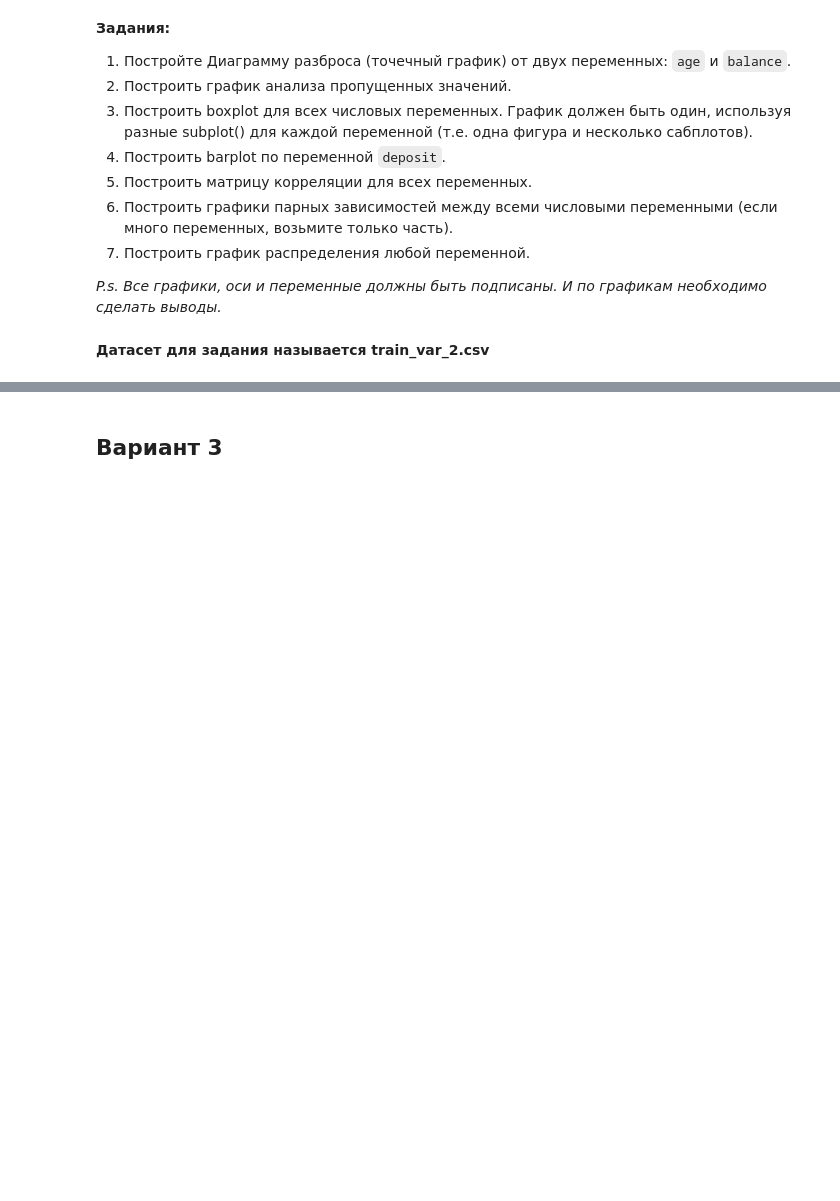
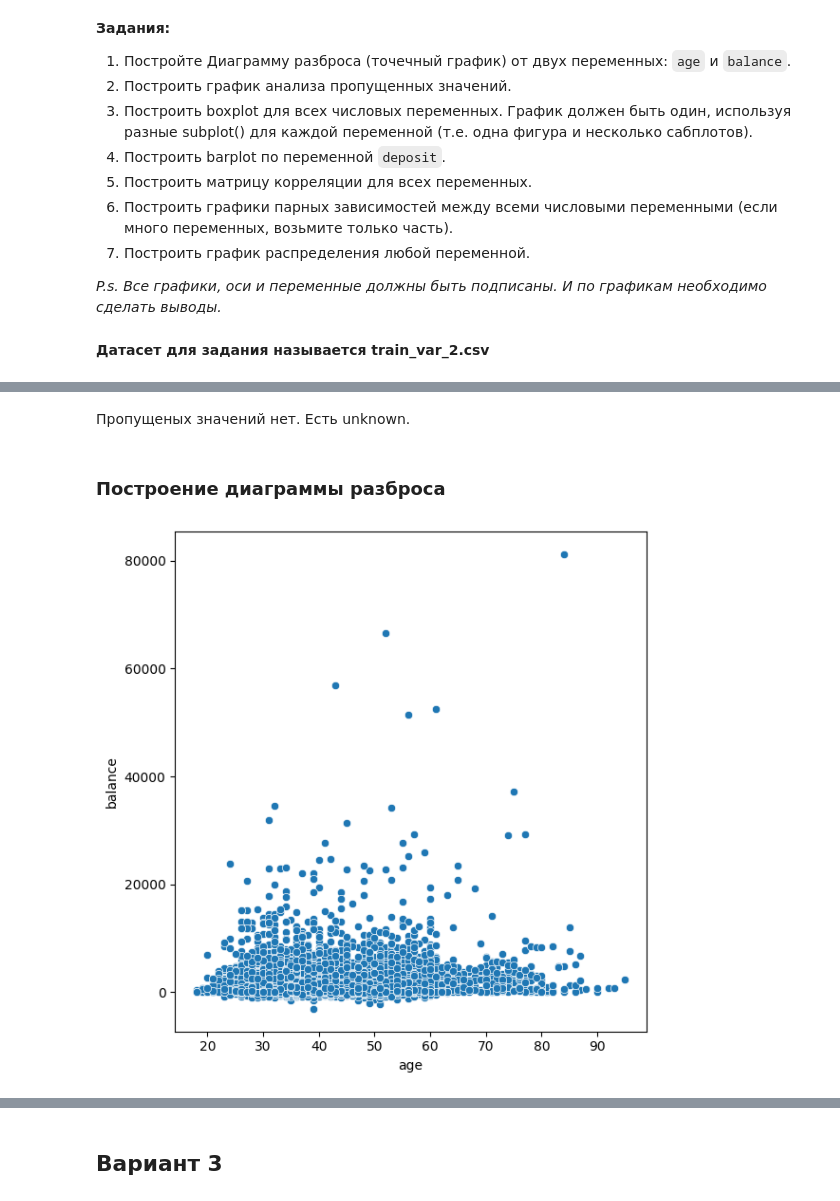
Before and after one commit to AndreDon0/ADA, a Jupyter notebook: Homework_7/ЦК_ДЗ_Визуализация_+_EDA.ipynb, the cells around one changed output, grey strips where cells are left out. Cells and saved outputs as stored; diff of their text form; code cells hidden in the pictures; blank space fills up the shorter version.

```diff
--- a/Homework_7/ЦК_ДЗ_Визуализация_+_EDA.ipynb
+++ b/Homework_7/ЦК_ДЗ_Визуализация_+_EDA.ipynb
@@ -269,0 +328,12 @@ TypeError: read_csv() missing 1 required positional argument: 'filepath_or_buffe
+# %% [markdown]
+Пропущеных значений нет. Есть unknown.
+# %% [markdown]
+### Построение диаграммы разброса
+# %%
+fig, ax = plt.subplots(1, 1, figsize=(6, 6))
+
+sns.scatterplot(data=df, x="age", y="balance", ax=ax)
+
+fig.tight_layout()
+# %% [output]
+[figure, added]
```
Also changed, not shown: parts of 21 cells of this notebook, 3 other files.
